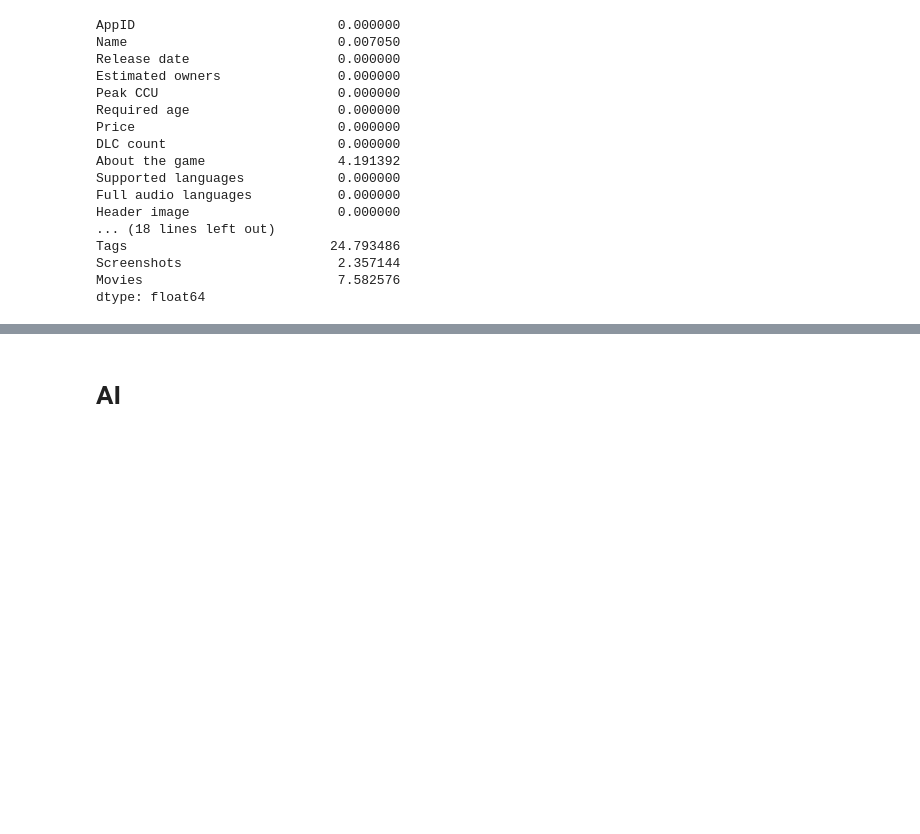
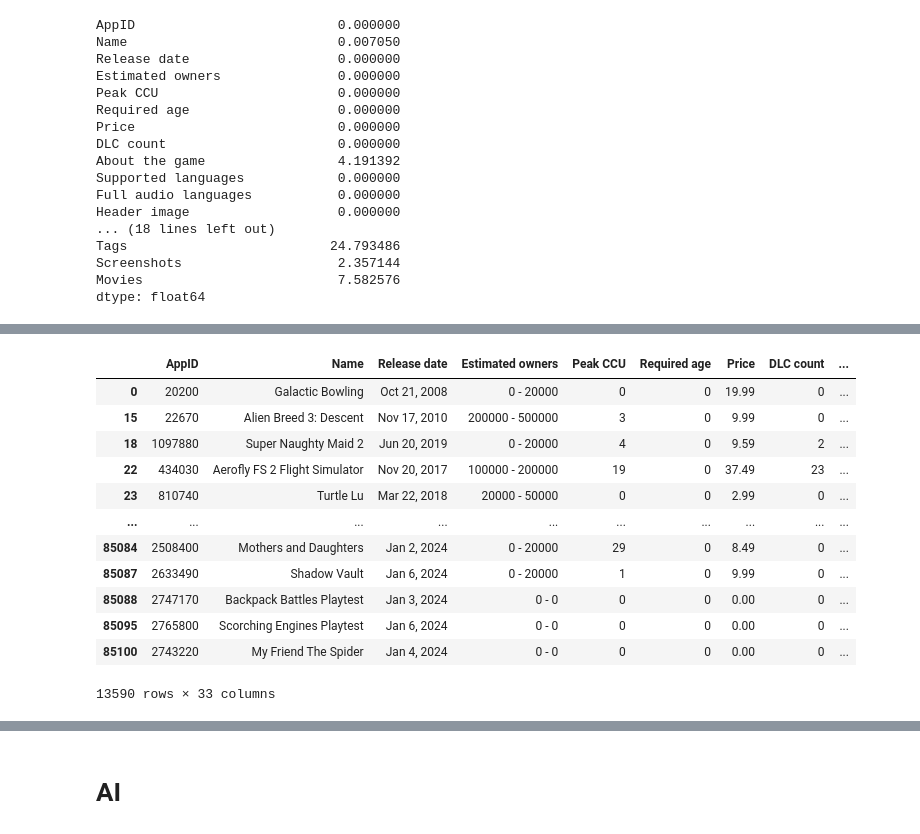
Before and after one commit to kvlrdhrs/Steam-Games-Analytics, a Jupyter notebook: main.ipynb, the cells around one changed output, grey strips where cells are left out. Drawn from its saved outputs; the diff is of its cells as text; code cells hidden in the pictures; blank space fills up the shorter version.

```diff
--- a/main.ipynb
+++ b/main.ipynb
@@ -125,0 +183,3 @@ dtype: float64
+# %%
+# i see that most of this games are 'playtest' so i will add this description
+games.loc[games.Name.str.contains('Playtest'),'About the game'] = "This is a playtest game is the process by which a game designer tests a new game for bugs and design flaws before releasing it to market."
@@ -125,0 +206,2 @@ dtype: float64
+# %%
+games['About the game'].fillna('The Game does not have a description', inplace=True)
@@ -125,0 +228,16 @@ dtype: float64
+# %%
+games.loc[games['Support email'].isnull()]
+# %% [output]
+|  | AppID | Name | Release date | Estimated owners | Peak CCU | Required age | Price | DLC count | ... |
+| 0 | 20200 | Galactic Bowling | Oct 21, 2008 | 0 - 20000 | 0 | 0 | 19.99 | 0 | ... |
+| 15 | 22670 | Alien Breed 3: Descent | Nov 17, 2010 | 200000 - 500000 | 3 | 0 | 9.99 | 0 | ... |
+| 18 | 1097880 | Super Naughty Maid 2 | Jun 20, 2019 | 0 - 20000 | 4 | 0 | 9.59 | 2 | ... |
+| 22 | 434030 | Aerofly FS 2 Flight Simulator | Nov 20, 2017 | 100000 - 200000 | 19 | 0 | 37.49 | 23 | ... |
+| 23 | 810740 | Turtle Lu | Mar 22, 2018 | 20000 - 50000 | 0 | 0 | 2.99 | 0 | ... |
+| ... | ... | ... | ... | ... | ... | ... | ... | ... | ... |
+| 85084 | 2508400 | Mothers and Daughters | Jan 2, 2024 | 0 - 20000 | 29 | 0 | 8.49 | 0 | ... |
+| 85087 | 2633490 | Shadow Vault | Jan 6, 2024 | 0 - 20000 | 1 | 0 | 9.99 | 0 | ... |
+| 85088 | 2747170 | Backpack Battles Playtest | Jan 3, 2024 | 0 - 0 | 0 | 0 | 0.00 | 0 | ... |
+| 85095 | 2765800 | Scorching Engines Playtest | Jan 6, 2024 | 0 - 0 | 0 | 0 | 0.00 | 0 | ... |
+| 85100 | 2743220 | My Friend The Spider | Jan 4, 2024 | 0 - 0 | 0 | 0 | 0.00 | 0 | ... |
+13590 rows × 33 columns
```
Also changed, not shown: parts of 17 cells of this notebook.
